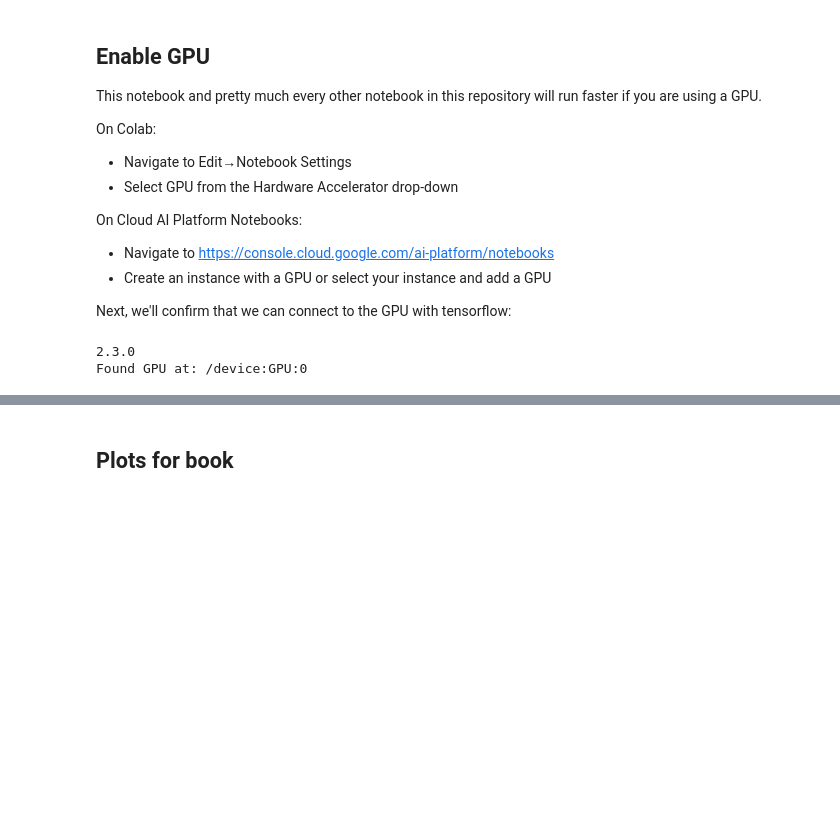
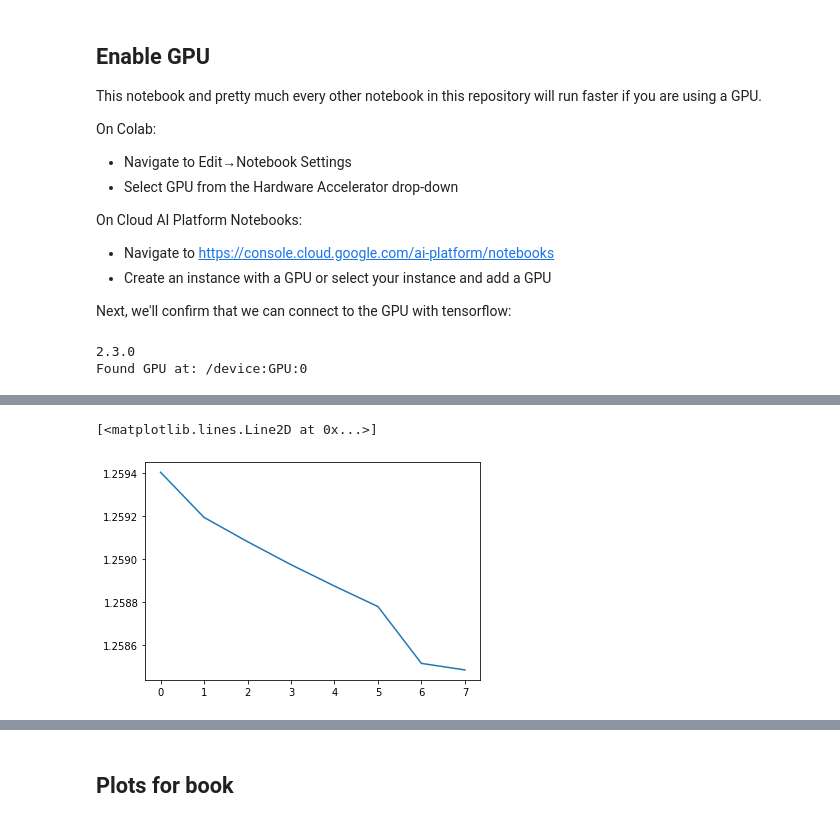
Before and after one commit to GoogleCloudPlatform/practical-ml-vision-book, a Jupyter notebook: 04_problem_types/04_image_captioning.ipynb, the cells around one changed output, grey strips where cells are left out. Saved outputs shown, nothing was run; the diff lists cells and outputs as text; code cells hidden in the pictures; blank space fills up the shorter version.

```diff
--- a/04_problem_types/04_image_captioning.ipynb
+++ b/04_problem_types/04_image_captioning.ipynb
@@ -107,0 +155,8 @@ for idx, img in enumerate(images):
+# %%
+# get all the captions to feed into the Tokenizer
+train_captions = []
+for data in trainds:
+  str_captions = ["<start> {} <end>".format(
+      t.decode('utf-8')) for t in data['captions'].numpy()]
+  train_captions.extend(str_captions)
+print(train_captions[:5])
@@ -107,0 +378,30 @@ for idx, img in enumerate(images):
+# %%
+import time
+
+EPOCHS = 20 # train longer for better results, of course
+BATCH_SIZE = 16
+batched_ds = create_batched_ds(trainds, BATCH_SIZE)
+
+for epoch in range(start_epoch, EPOCHS):
+    start = time.time()
+    total_loss = 0
+    num_steps = 0
+
+    for batch, (img_tensor, target) in enumerate(batched_ds):
+      batch_loss, t_loss = train_step(img_tensor, target)
+      total_loss += t_loss
+      num_steps += 1
+
+      if batch % 100 == 0:
+        print ('Epoch {} Batch {} Loss {:.4f}'.format(
+            epoch + 1, batch, batch_loss.numpy() / int(target.shape[1])))
+
+    # storing the epoch end loss value to plot later
+    loss_plot.append(total_loss / num_steps)
+
+    ckpt_manager.save()
+
+    print ('Epoch {} Loss {:.6f} Time taken {:.1f} sec'.format(
+        epoch + 1,
+        total_loss/num_steps,
+        time.time() - start))
@@ -107,0 +426,5 @@ for idx, img in enumerate(images):
+# %%
+plt.plot(loss_plot);
+# %% [output]
+[<matplotlib.lines.Line2D at 0x...>]
+[figure, added]
```
Also changed, not shown: parts of 20 cells of this notebook.
